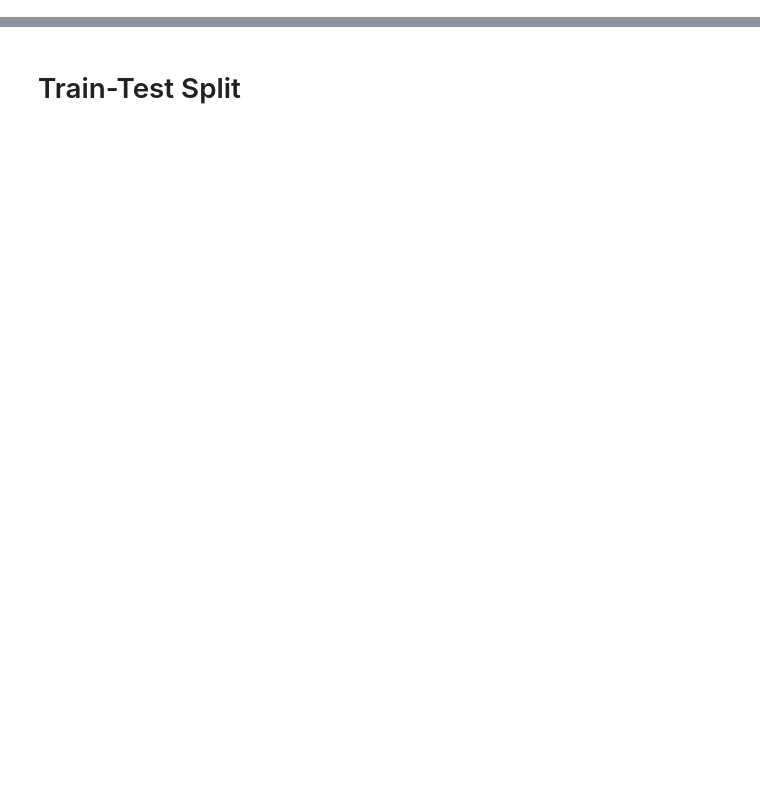
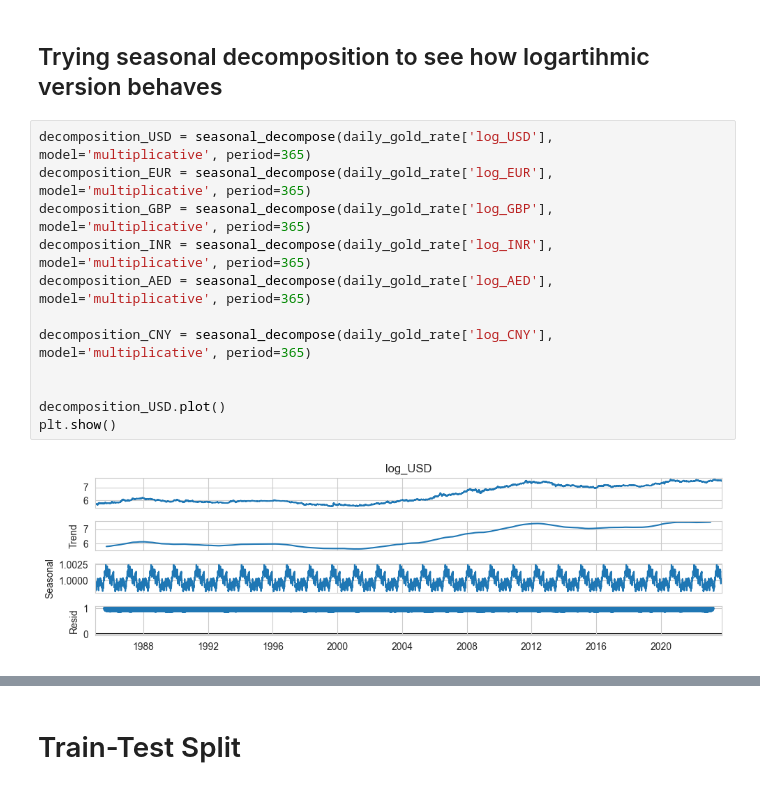
Before and after one commit to KhushbooVarma/Capstone-Project, a Jupyter notebook: Gold-Rate3.ipynb, the cells around one changed output, grey strips where cells are left out. Drawn from its saved outputs; the diff is of its cells as text; blank space fills up the shorter version.

```diff
--- a/Gold-Rate3.ipynb
+++ b/Gold-Rate3.ipynb
@@ -122,0 +239,16 @@ df.set_index('Date', inplace=True)
+# %% [markdown]
+## Trying seasonal decomposition to see how logartihmic version behaves
+# %%
+decomposition_USD = seasonal_decompose(daily_gold_rate['log_USD'], model='multiplicative', period=365)
+decomposition_EUR = seasonal_decompose(daily_gold_rate['log_EUR'], model='multiplicative', period=365)
+decomposition_GBP = seasonal_decompose(daily_gold_rate['log_GBP'], model='multiplicative', period=365)
+decomposition_INR = seasonal_decompose(daily_gold_rate['log_INR'], model='multiplicative', period=365)
+decomposition_AED = seasonal_decompose(daily_gold_rate['log_AED'], model='multiplicative', period=365)
+
+decomposition_CNY = seasonal_decompose(daily_gold_rate['log_CNY'], model='multiplicative', period=365)
+
+
+decomposition_USD.plot()
+plt.show()
+# %% [output]
+[figure, added]
```
Also changed, not shown: parts of 32 cells of this notebook.
